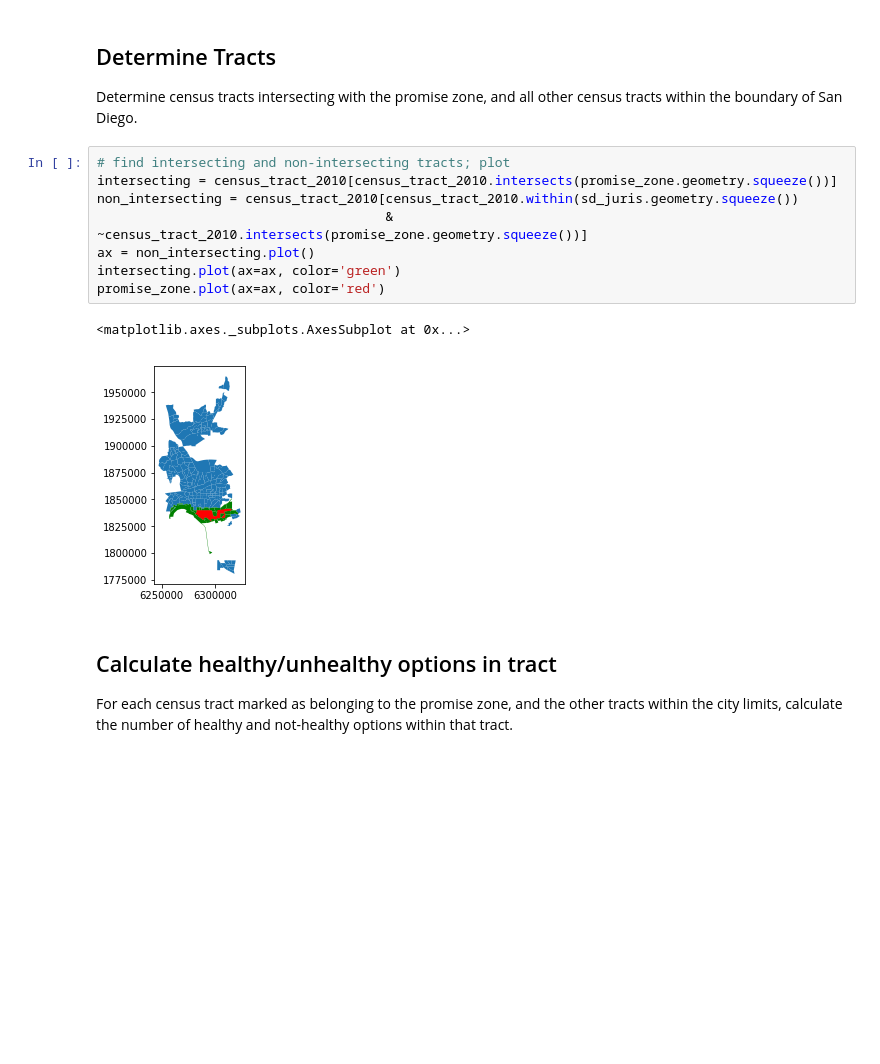
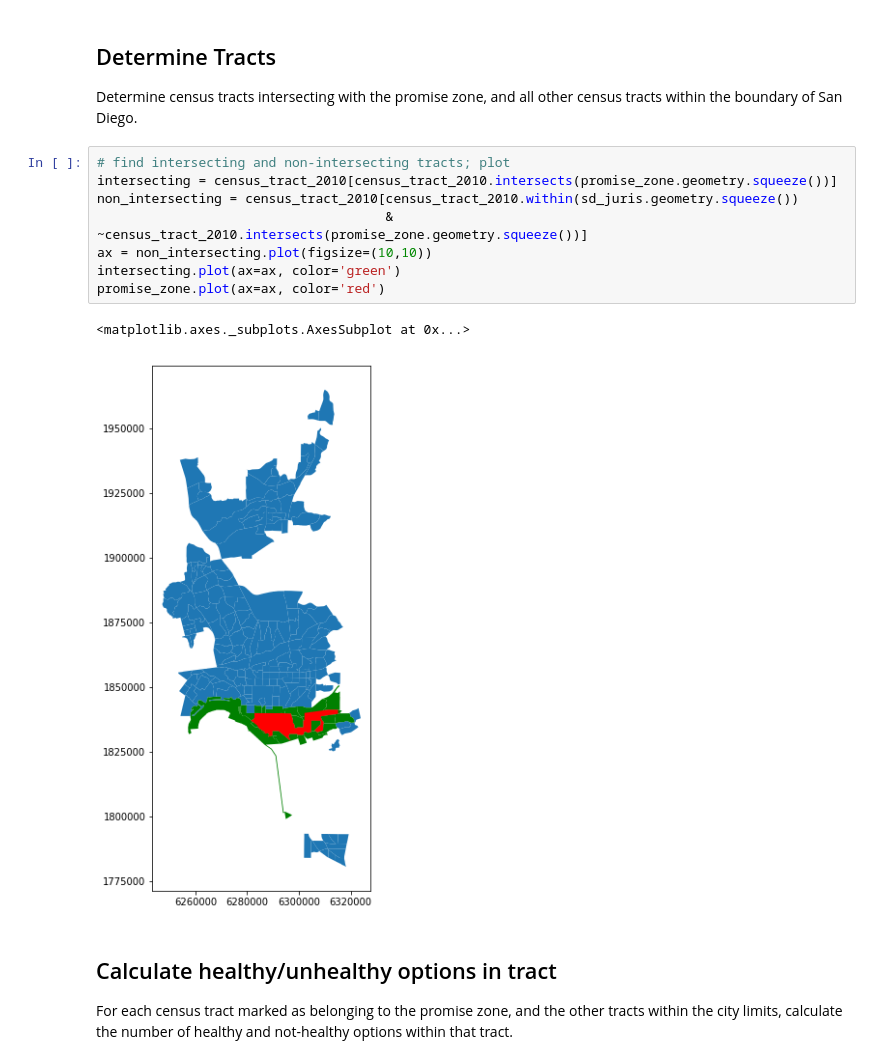
Before and after one commit to dliu9999/San-Diego-Promise-Zone, a Jupyter notebook: sd_promise_zone.ipynb, the cells around one changed output. Saved outputs shown, nothing was run; the diff lists cells and outputs as text; blank space fills up the shorter version.

```diff
--- a/sd_promise_zone.ipynb
+++ b/sd_promise_zone.ipynb
@@ -74,14 +74,14 @@ Determine census tracts intersecting with the promise zone, and all other census
 # %%
 # find intersecting and non-intersecting tracts; plot
 intersecting = census_tract_2010[census_tract_2010.intersects(promise_zone.geometry.squeeze())]
 non_intersecting = census_tract_2010[census_tract_2010.within(sd_juris.geometry.squeeze())
                                      & ~census_tract_2010.intersects(promise_zone.geometry.squeeze())]
-ax = non_intersecting.plot()
+ax = non_intersecting.plot(figsize=(10,10))
 intersecting.plot(ax=ax, color='green')
 promise_zone.plot(ax=ax, color='red')
 # %% [output]
 <matplotlib.axes._subplots.AxesSubplot at 0x...>
-[figure, old version]
+[figure, new version]
 # %% [markdown]
 ## Calculate healthy/unhealthy options in tract
 For each census tract marked as belonging to the promise zone, and the other tracts within the city limits, calculate the number of healthy and not-healthy options within that tract.
```
